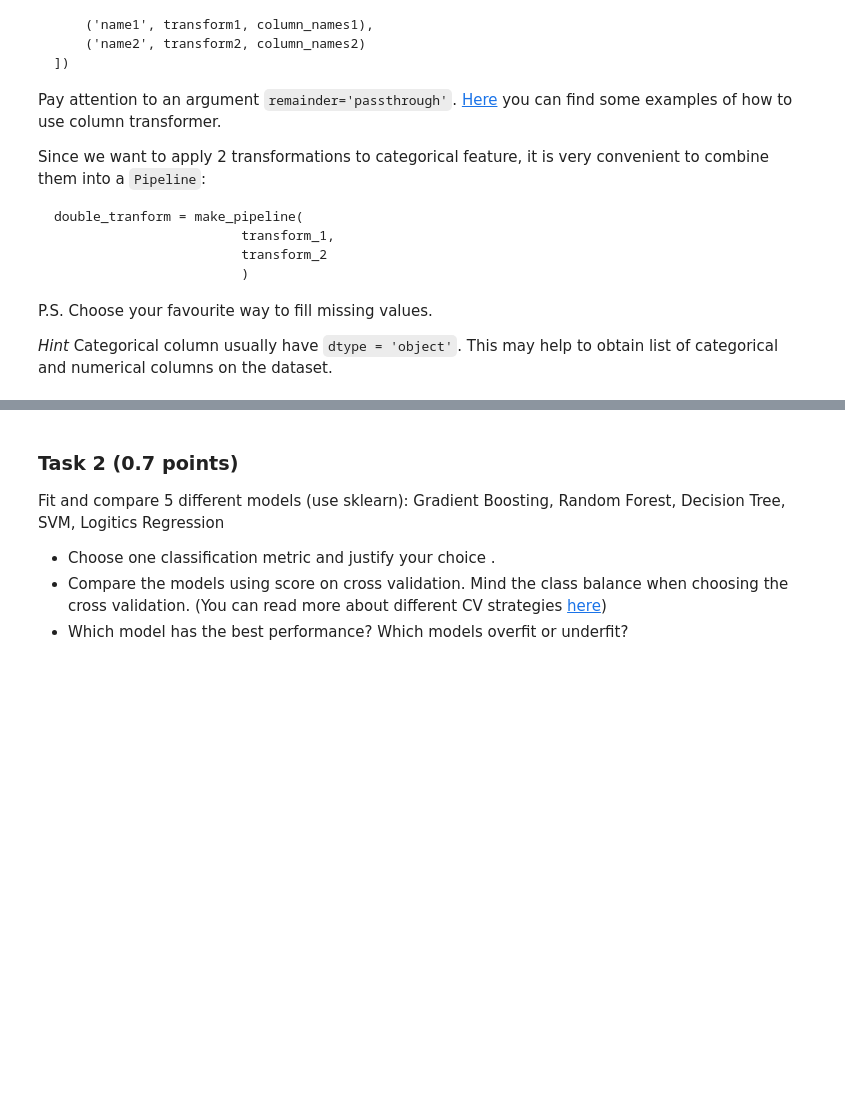
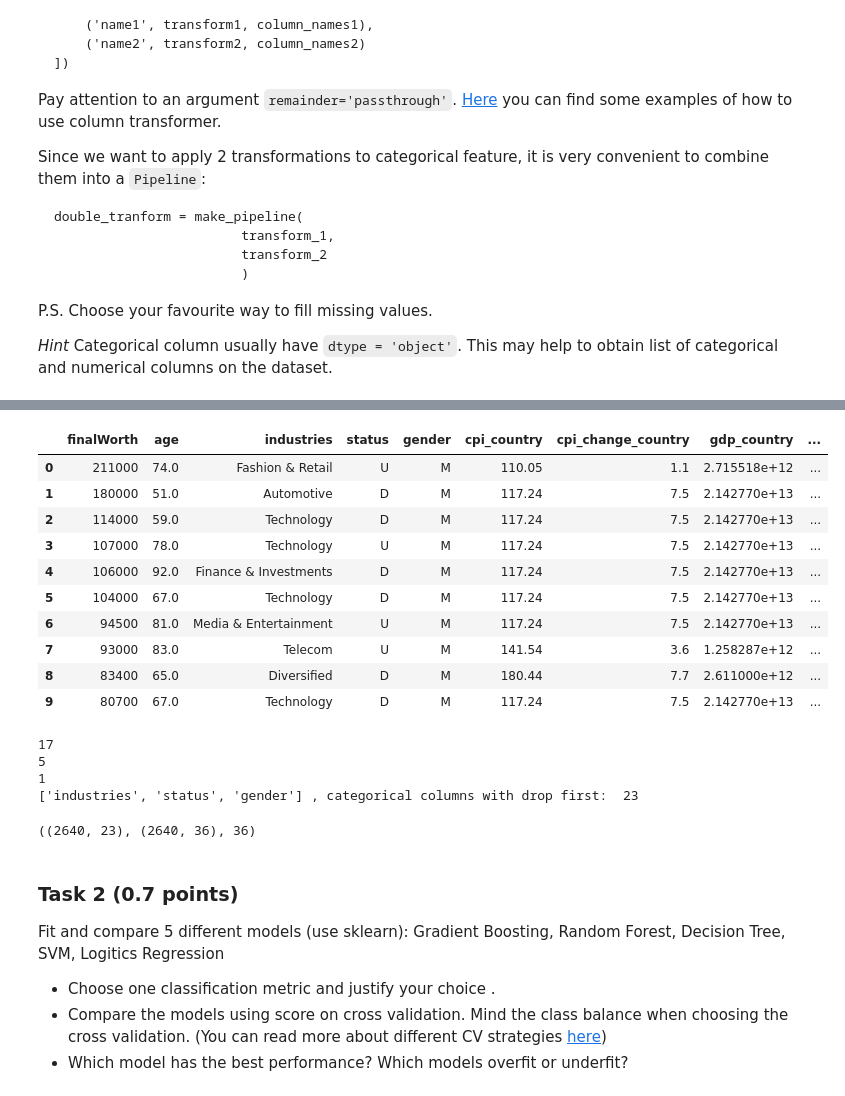
Before and after one commit to Lapo4kaKek/MMA_HW4, a Jupyter notebook: hw4_2023.ipynb, the cells around one changed output, grey strips where cells are left out. Cells and saved outputs as stored; diff of their text form; code cells hidden in the pictures; blank space fills up the shorter version.

```diff
--- a/hw4_2023.ipynb
+++ b/hw4_2023.ipynb
@@ -673,0 +652,11 @@ X_test = column_transformer.transform(X_test)
+# %%
+from sklearn.preprocessing import LabelEncoder
+import pandas as pd
+import numpy as np
+
+df = pd.read_csv('Billionaires Statistics Dataset.csv')
+
+le = LabelEncoder()
+y = le.fit_transform(df['selfMade'])
+X = df.drop('selfMade', axis=1)
+X.head(5)
@@ -673,0 +695,8 @@ X_test = column_transformer.transform(X_test)
+# %%
+nan_col = []
+for col in X.columns:
+    nan_rate = len(X[X[col].isna()])/len(X)
+    if nan_rate > 0:
+        nan_col.append((col, nan_rate))
+for col_rate in nan_col:
+    print(col_rate)
@@ -673,0 +721,6 @@ X_test = column_transformer.transform(X_test)
+# %%
+drop_cols = ['country', 'rank', 'city', 'personName', 'organization', 'category', 'countryOfCitizenship', 'title', 'birthDate',
+             'lastName', 'firstName', 'date', 'birthDay', 'birthYear', 'birthMonth', 'state', 'residenceStateRegion', 'source']
+X_ = X.drop(columns=drop_cols)
+
+X_['gdp_country'] = X_['gdp_country'].apply(lambda x: int(x.replace(',', '')[1:]) if x == x else x)
@@ -673,0 +729,14 @@ X_test = column_transformer.transform(X_test)
+# %%
+nan_col_medians = []
+for col in X_.columns:
+    nan_rate = len(X_[X_[col].isna()])/len(X_)
+    if nan_rate > 0:
+        if X[col].dtype == object:
+            nan_col_medians.append((col, X_[~X_[col].isna()][col].mode()))
+        else:
+            nan_col_medians.append((col, X_[~X_[col].isna()][col].median()))
+for col, median in nan_col_medians:
+    if type(median) == type(X_[col]):
+        median = median.iloc[0]
+    X_[col] = X_[col].apply(lambda x: median if x != x else x)
+    print(median)
@@ -674,3 +776,41 @@ X_test = column_transformer.transform(X_test)
+# %%
+X_.head(10)
+# %% [output]
+|  | finalWorth | age | industries | status | gender | cpi_country | cpi_change_country | gdp_country | ... |
+| 0 | 211000 | 74.0 | Fashion & Retail | U | M | 110.05 | 1.1 | 2.715518e+12 | ... |
+| 1 | 180000 | 51.0 | Automotive | D | M | 117.24 | 7.5 | 2.142770e+13 | ... |
+| 2 | 114000 | 59.0 | Technology | D | M | 117.24 | 7.5 | 2.142770e+13 | ... |
+| 3 | 107000 | 78.0 | Technology | U | M | 117.24 | 7.5 | 2.142770e+13 | ... |
+| 4 | 106000 | 92.0 | Finance & Investments | D | M | 117.24 | 7.5 | 2.142770e+13 | ... |
+| 5 | 104000 | 67.0 | Technology | D | M | 117.24 | 7.5 | 2.142770e+13 | ... |
+| 6 | 94500 | 81.0 | Media & Entertainment | U | M | 117.24 | 7.5 | 2.142770e+13 | ... |
+| 7 | 93000 | 83.0 | Telecom | U | M | 141.54 | 3.6 | 1.258287e+12 | ... |
+| 8 | 83400 | 65.0 | Diversified | D | M | 180.44 | 7.7 | 2.611000e+12 | ... |
+| 9 | 80700 | 67.0 | Technology | D | M | 117.24 | 7.5 | 2.142770e+13 | ... |
+# %%
+from sklearn.pipeline import make_pipeline
+from sklearn.compose import ColumnTransformer
+from sklearn.preprocessing import OneHotEncoder
+from sklearn.impute import SimpleImputer
+
+categorial_cols = [col for col in X_.columns if X_[col].dtype == object]
+sum = 0
+for cat in categorial_cols:
+    sum += X_[cat].nunique() - 1
+    print(X_[cat].nunique() - 1)
+print(categorial_cols, ', categorical columns with drop first: ', sum)
+# %% [output]
+17
+5
+1
+['industries', 'status', 'gender'] , categorical columns with drop first:  23
+# %%
+X__ = OneHotEncoder(drop='first', sparse_output = False).fit_transform(X_[categorial_cols])
+X = np.hstack([X_.drop(columns=categorial_cols).values, X__])
+
+X__.shape, X.shape, len(X_.columns) - len(categorial_cols) + X__.shape[1]
+# %% [output]
+((2640, 23), (2640, 36), 36)
 # %% [markdown]
 ### Task 2 <a id="task2_2"></a> (0.7 points)
 
```
Also changed, not shown: parts of 24 cells of this notebook, 9 other files.
